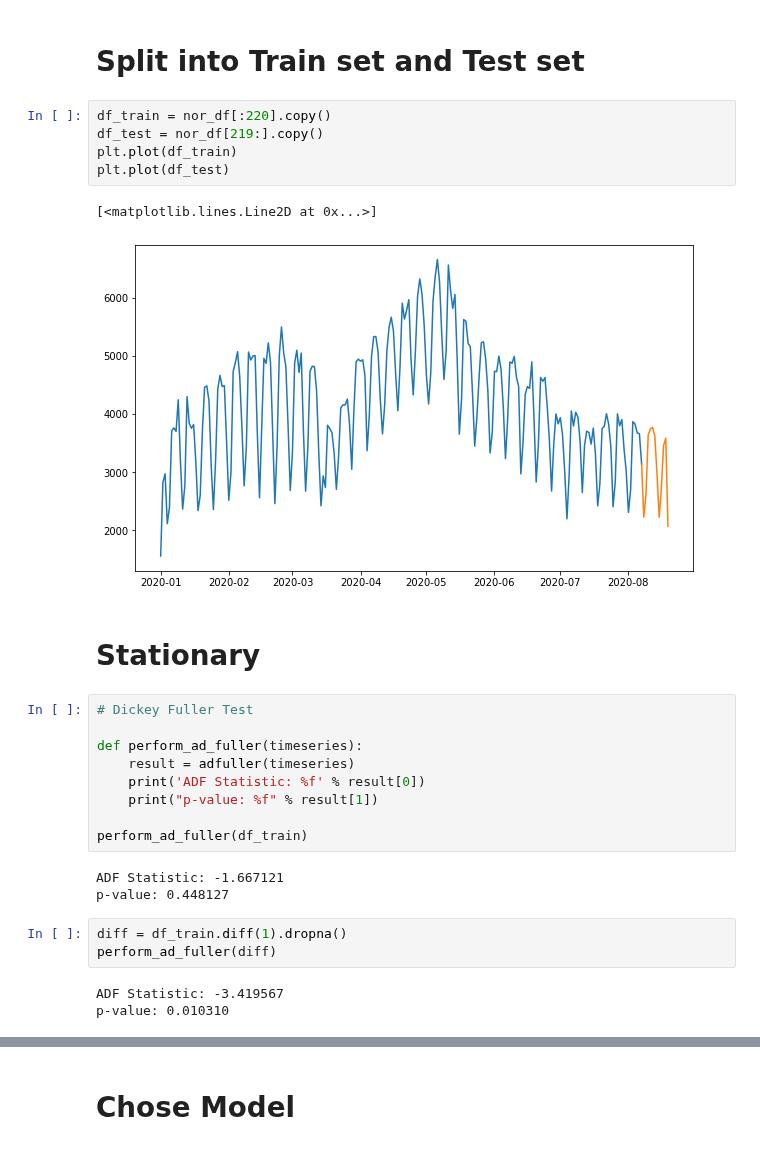
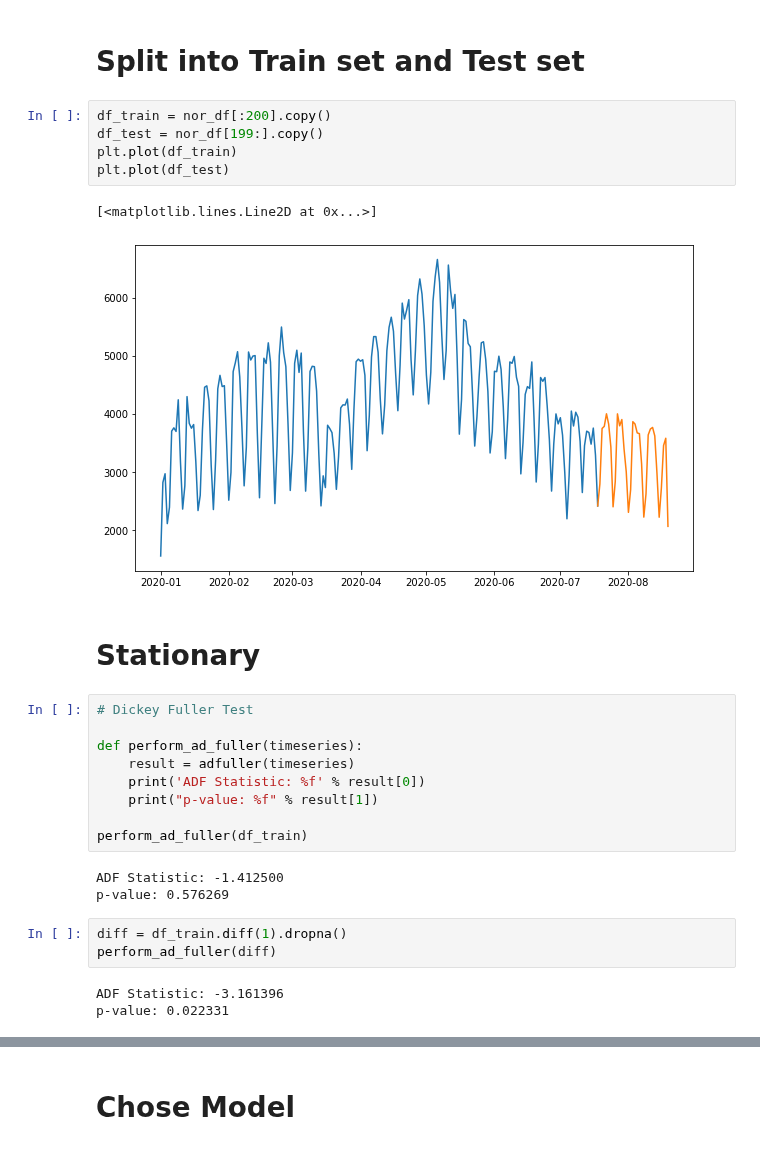
Before and after one commit to racenak/Time-Series-Forecasting, a Jupyter notebook: Web_Traffic.ipynb, the cells around one changed output, grey strips where cells are left out. Drawn from its saved outputs; the diff is of its cells as text.

```diff
--- a/Web_Traffic.ipynb
+++ b/Web_Traffic.ipynb
@@ -116,13 +114,13 @@ nor_df.tail()
 # %% [markdown]
 # Split into Train set and Test set
 # %%
-df_train = nor_df[:220].copy()
-df_test = nor_df[219:].copy()
+df_train = nor_df[:200].copy()
+df_test = nor_df[199:].copy()
 plt.plot(df_train)
 plt.plot(df_test)
 # %% [output]
 [<matplotlib.lines.Line2D at 0x...>]
-[figure, old version]
+[figure, new version]
 # %% [markdown]
 # Stationary
 # %%
@@ -135,11 +133,11 @@ def perform_ad_fuller(timeseries):
 
 perform_ad_fuller(df_train)
 # %% [output]
-ADF Statistic: -1.667121
-p-value: 0.448127
+ADF Statistic: -1.412500
+p-value: 0.576269
 # %%
 diff = df_train.diff(1).dropna()
 perform_ad_fuller(diff)
 # %% [output]
-ADF Statistic: -3.419567
-p-value: 0.010310
+ADF Statistic: -3.161396
+p-value: 0.022331
```
Also changed, not shown: parts of 11 cells of this notebook, 1 other file.
